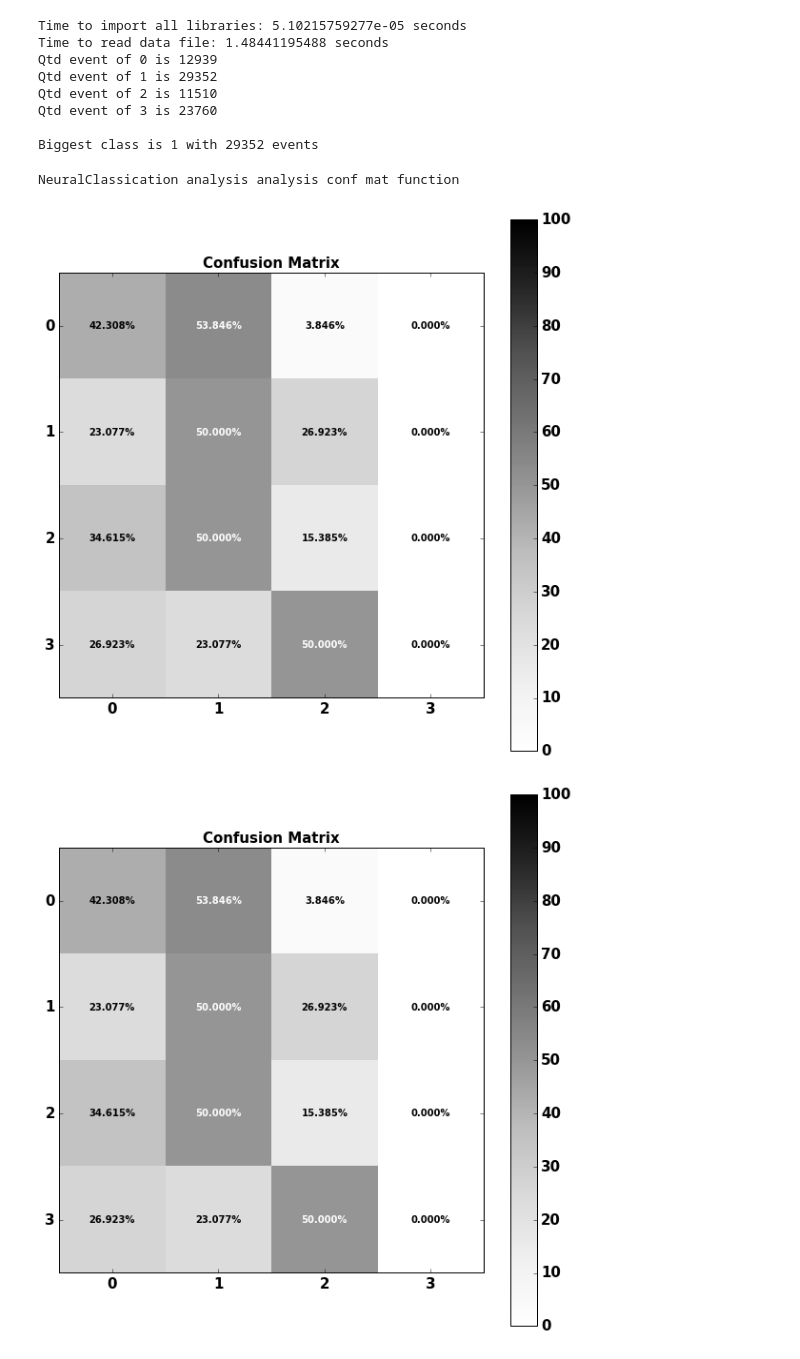
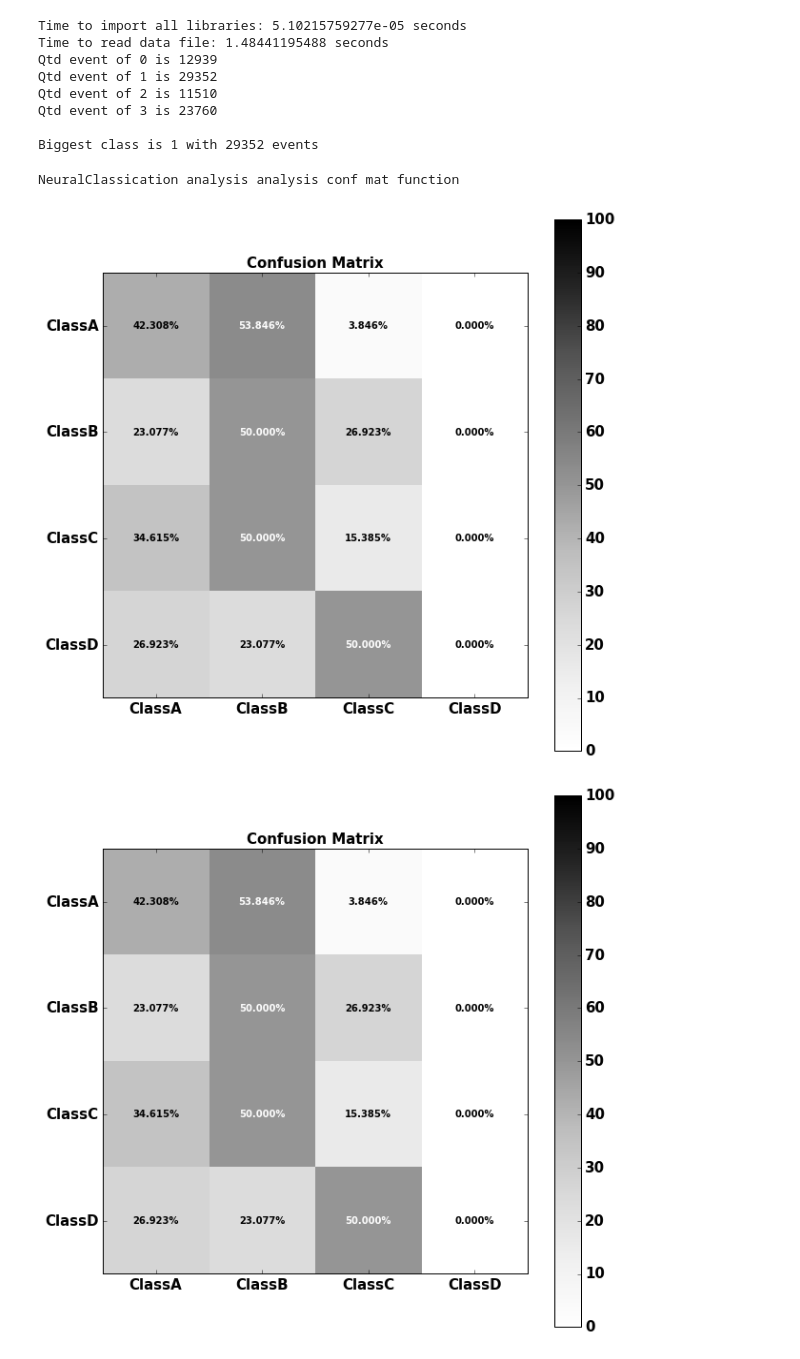
Before and after one commit to natmourajr/SonarAnalysis, a Jupyter notebook: Packages/Classification/NeuralNetwork/FullDataClassificationTrain.ipynb, the cells around one changed output. Cells and saved outputs as stored; diff of their text form; code cells hidden in the pictures.

```diff
--- a/Packages/Classification/NeuralNetwork/FullDataClassificationTrain.ipynb
+++ b/Packages/Classification/NeuralNetwork/FullDataClassificationTrain.ipynb
@@ -662,19 +662,19 @@ Biggest class is 1 with 29352 events
 # %%
 from Functions import ClassificationAnalysis as class_anal
 a = class_anal.NeuralClassification(name='NeuralNetwork',
                                     preproc_path=files_results_path,
                                     train_path=files_results_path,
                                     anal_path=files_results_path)
 date = '2017_07_06_11_55_40'
 a.trn_info = class_anal.TrnInformation(date=date, n_folds=4, n_inits=1, n_epochs=3)
 a.trn_info.SplitTrainSet(all_trgt)
 
 %matplotlib inline
 #a.analysis_top_sweep(all_data,trgt_sparse,trn_info=a.trn_info, min_neurons=1, max_neurons=10)
 #a.analysis_train(all_data,trgt_sparse,trn_info=a.trn_info, n_neurons=1, fold=0)
-a.analysis_conf_mat(all_data,trgt_sparse,trn_info=a.trn_info, class_labels=class_labels, n_neurons=1, fold=0)
+a.analysis_conf_mat(all_data,trgt_sparse,trn_info=a.trn_info, class_labels=class_labels.values(), n_neurons=1, fold=0)
 # %% [output]
 NeuralClassication analysis analysis conf mat function
-[figure, old version]
+[figure, new version]
-[figure, old version]
+[figure, new version]
 # %%
```
Also changed, not shown: parts of 1 cell of this notebook, 5 other files.
